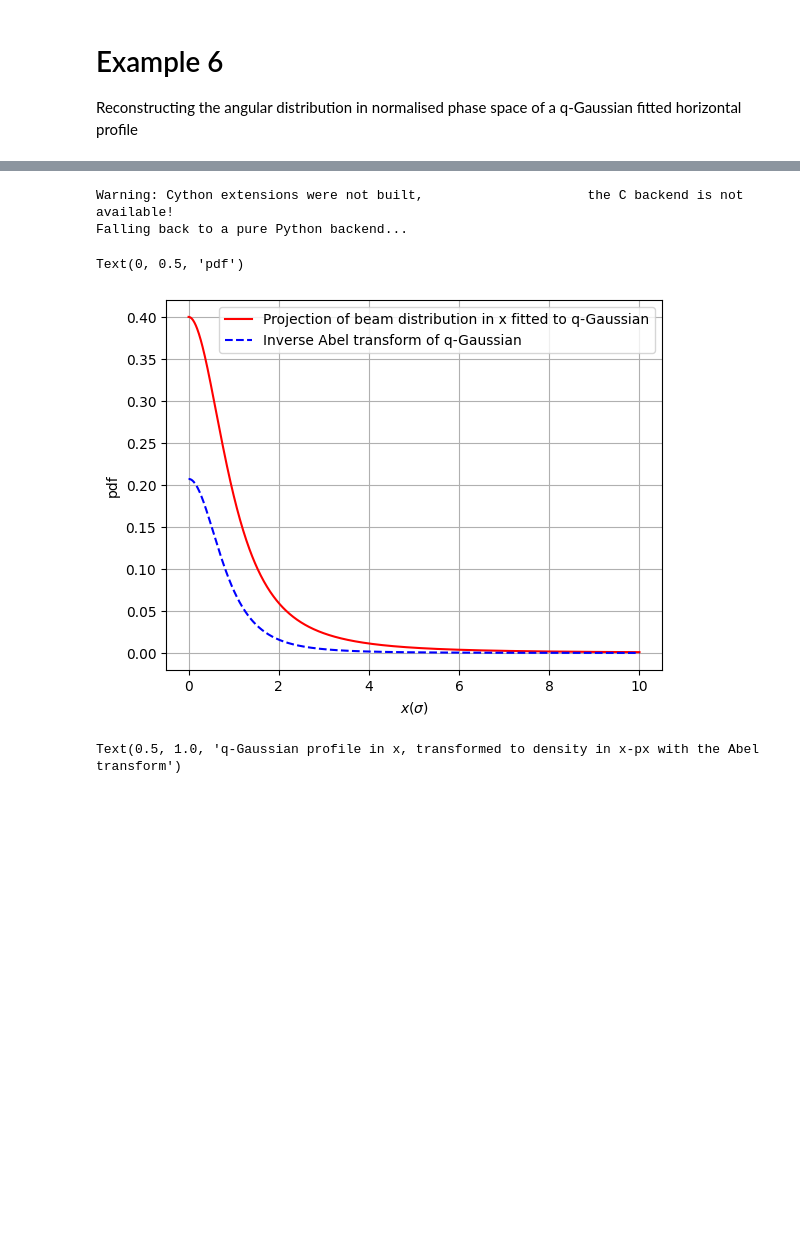
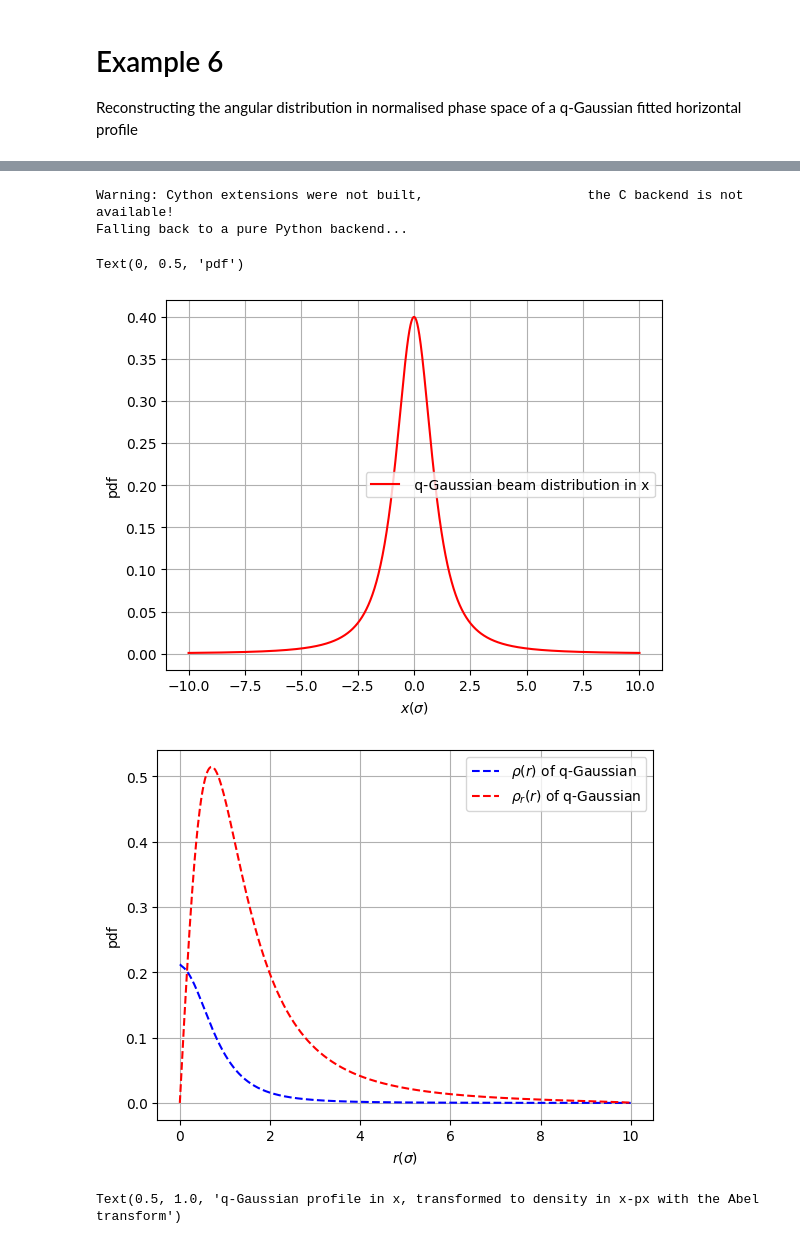
Before and after one commit to ElleanorLamb/xsuite_functions, a Jupyter notebook: Examples/abel_density.ipynb, the cells around one changed output, grey strips where cells are left out. Cells and saved outputs as stored; diff of their text form; code cells hidden in the pictures; blank space fills up the shorter version.

```diff
--- a/Examples/abel_density.ipynb
+++ b/Examples/abel_density.ipynb
@@ -232,22 +294,32 @@ Reconstructing the angular distribution in normalised phase space of a q-Gaussia
 # %%
 from xsuite_functions import footprint as fp
-
+x = np.linspace(-10,10,2000)
 r = np.linspace(0,10,1000)
 
-qgauss  = xb.distributions.qGauss(r, 0, 1.7, 1, 1)
-abel_qgauss =direct_transform(qgauss, dr=np.diff(r)[0], direction="inverse", correction=True )
+qgauss= xb.distributions.qGauss(x, 0, 1.7, 1, 1)
 
-plt.plot(r, qgauss, label='Projection of beam distribution in x fitted to q-Gaussian', c='r')
-plt.plot(r, abel_qgauss,label='Inverse Abel transform of q-Gaussian', c='b',linestyle='--')
+plt.plot(x, qgauss, label=' q-Gaussian beam distribution in x', c='r')
 plt.grid()
 plt.legend()
 plt.xlabel('$x(\sigma)$')
 plt.ylabel('pdf')
+
+plt.figure()
+abel_qgauss =direct_transform(qgauss[1000:2000], dr=np.diff(r)[0], direction="inverse", correction=True )
+rho_r = abel_qgauss*np.pi*2*r
+plt.plot(r, abel_qgauss,label='$\\rho(r)$ of q-Gaussian', c='b',linestyle='--')
+plt.plot(r,rho_r,label='$\\rho_r(r)$ of q-Gaussian', c='r',linestyle='--')
+
+plt.grid()
+plt.legend()
+plt.xlabel('$r(\\sigma)$')
+plt.ylabel('pdf')
 # %% [output]
 Warning: Cython extensions were not built,                     the C backend is not available!
 Falling back to a pure Python backend...
 Text(0, 0.5, 'pdf')
-[figure, old version]
+[figure, new version]
+[figure, added]
 # %%
 # create radial distribution of particles and a dataframe with the density from the q-Gauss abel transform
 
```
Also changed, not shown: parts of 17 cells of this notebook, 1 other file.
